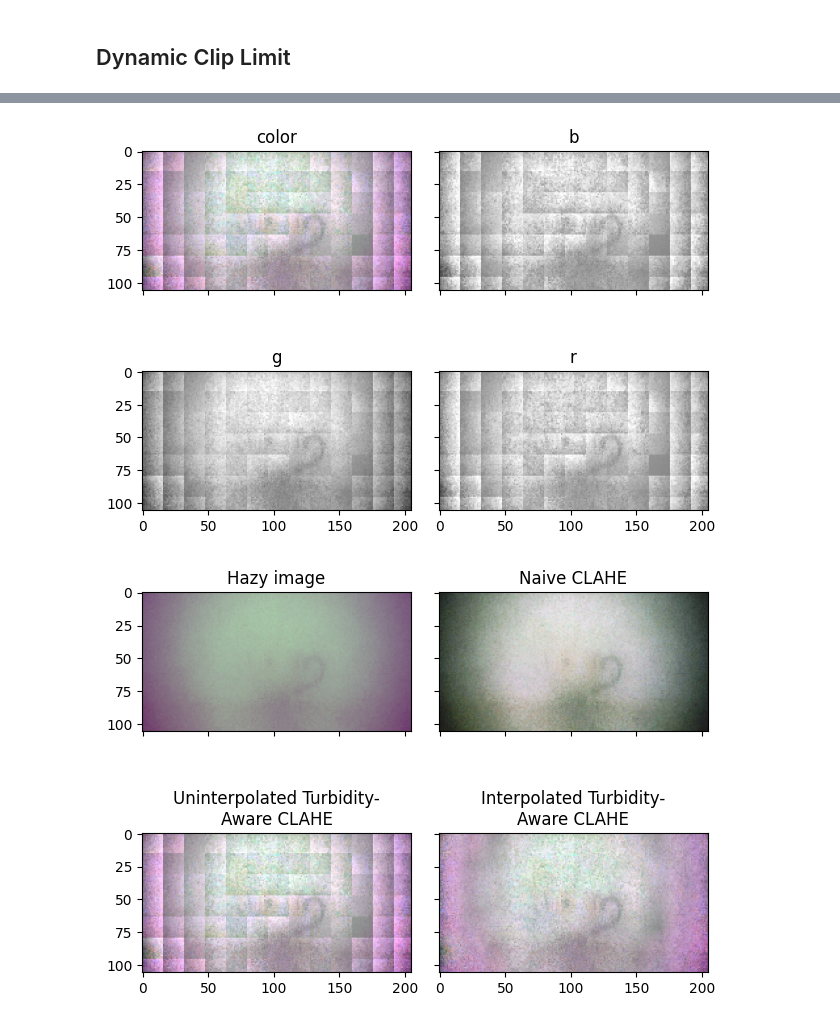
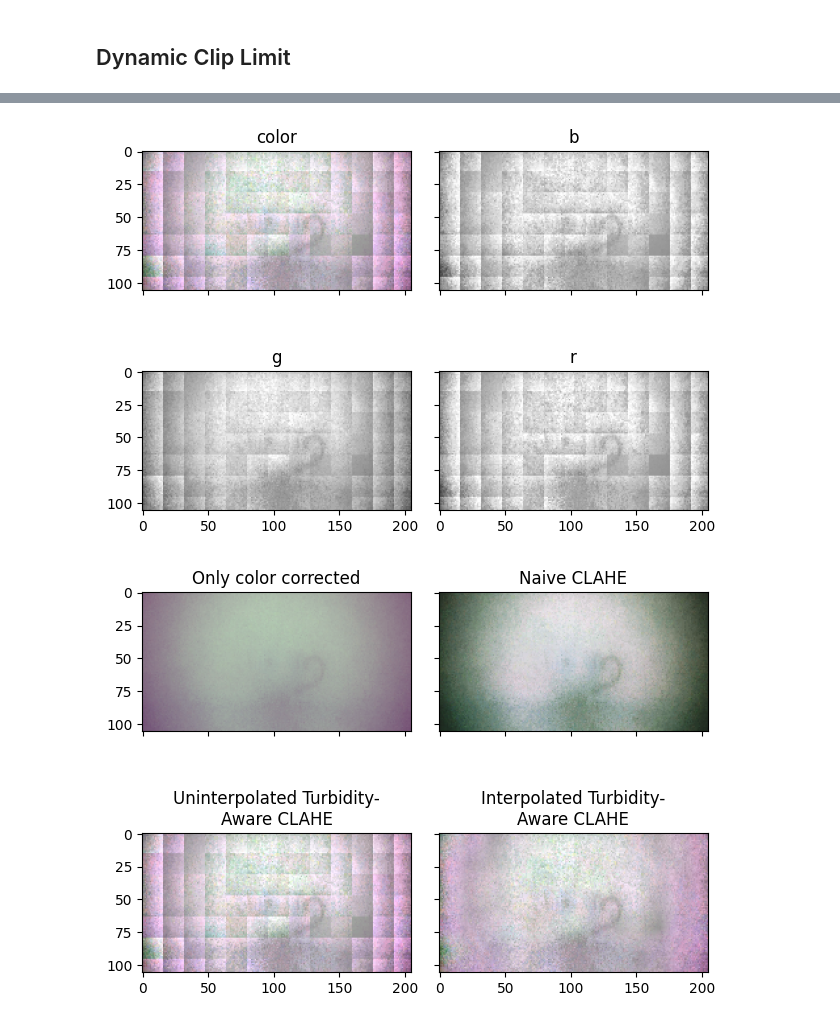
Before and after one commit to benjaminwp18/underwater-dehazing-python, a Jupyter notebook: stepwise.ipynb, the cells around one changed output, grey strips where cells are left out. Cells and saved outputs as stored; diff of their text form; code cells hidden in the pictures.

```diff
--- a/stepwise.ipynb
+++ b/stepwise.ipynb
@@ -31,29 +66,24 @@ plot_channels(img)
 
 ## Using OpenCV (static clip limit)
 # %%
-clahed_static = basic_CLAHE_float(img)
+clahed_static = basic_CLAHE_float(corrected_img)
 plot_channels(clahed_static)
-plot_img(np.hstack((img.cl, clahed_static.cl)))
+plot_img(np.hstack((corrected_img.cl, clahed_static.cl)))
 # %% [output]
 [figure]
 [figure]
 # %% [markdown]
 ## Dynamic Clip Limit
 # %%
-def plot_hist(img_cl, title):
-    plt.title(f'{title} ({img_cl.min(), img_cl.max()})')
-    plt.plot(cv2.calcHist([(img_cl * 255).astype(np.uint8)], channels=[0], mask=None, histSize=[256], ranges=[0, 256]))
-    plt.show()
-
-clahed_dynamic = tclahe(img, n=16, interpolate=True)
+clahed_dynamic = tclahe(corrected_img, n=16, interpolate=True)
 plot_channels(clahed_dynamic)
 
-clahed_dynamic_uninterpolated = tclahe(img, n=16, interpolate=False)
+clahed_dynamic_uninterpolated = tclahe(corrected_img, n=16, interpolate=False)
 plot_channels(clahed_dynamic_uninterpolated)
 
-plot_imgs([img, clahed_static, clahed_dynamic_uninterpolated, clahed_dynamic],
-          titles=['Hazy image', 'Naive CLAHE', 'Uninterpolated Turbidity-\nAware CLAHE', '\nInterpolated Turbidity-\nAware CLAHE'])
+plot_imgs([corrected_img, clahed_static, clahed_dynamic_uninterpolated, clahed_dynamic],
+          titles=['Only color corrected', 'Naive CLAHE', 'Uninterpolated Turbidity-\nAware CLAHE', '\nInterpolated Turbidity-\nAware CLAHE'])
 # %% [output]
 [figure]
 [figure]
-[figure, old version]
+[figure, new version]
```
Also changed, not shown: parts of 2 cells of this notebook, 5 other files.
